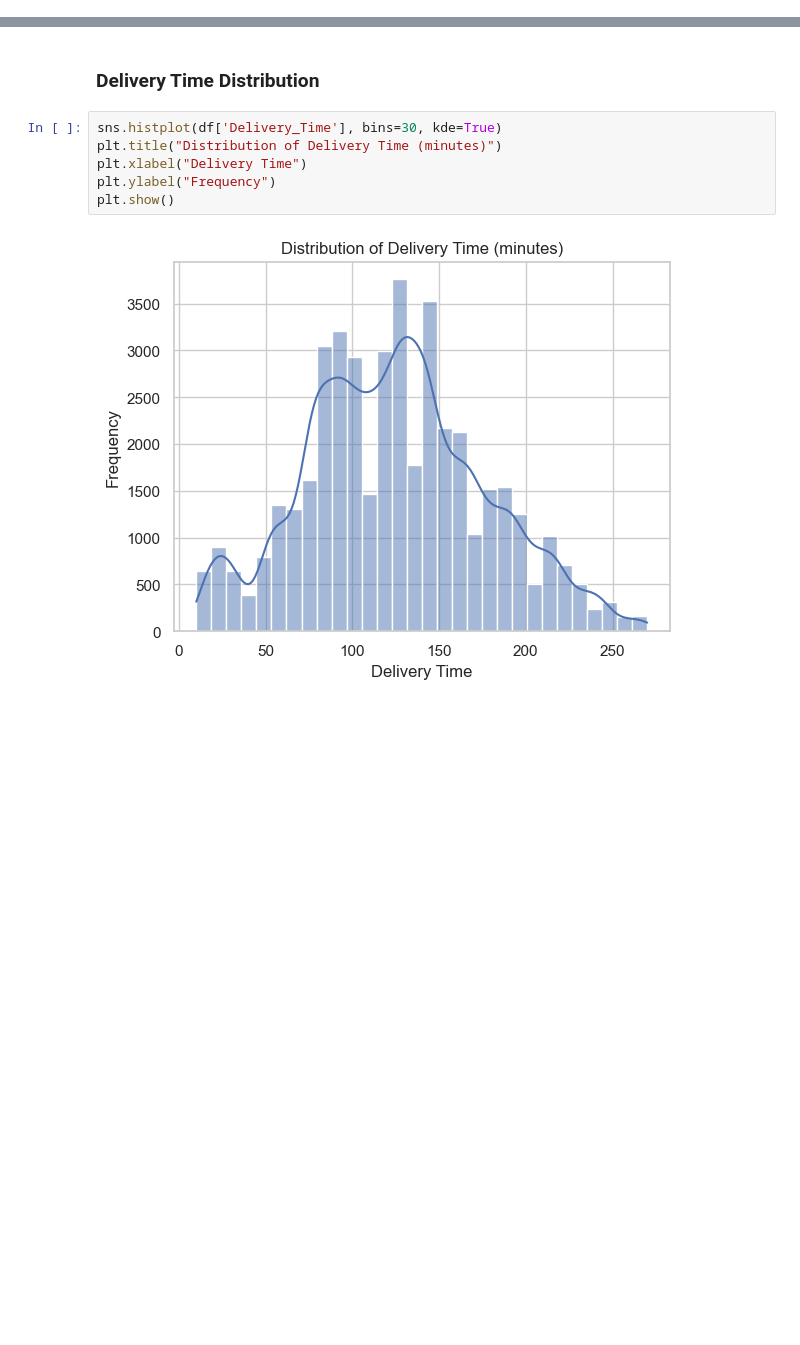
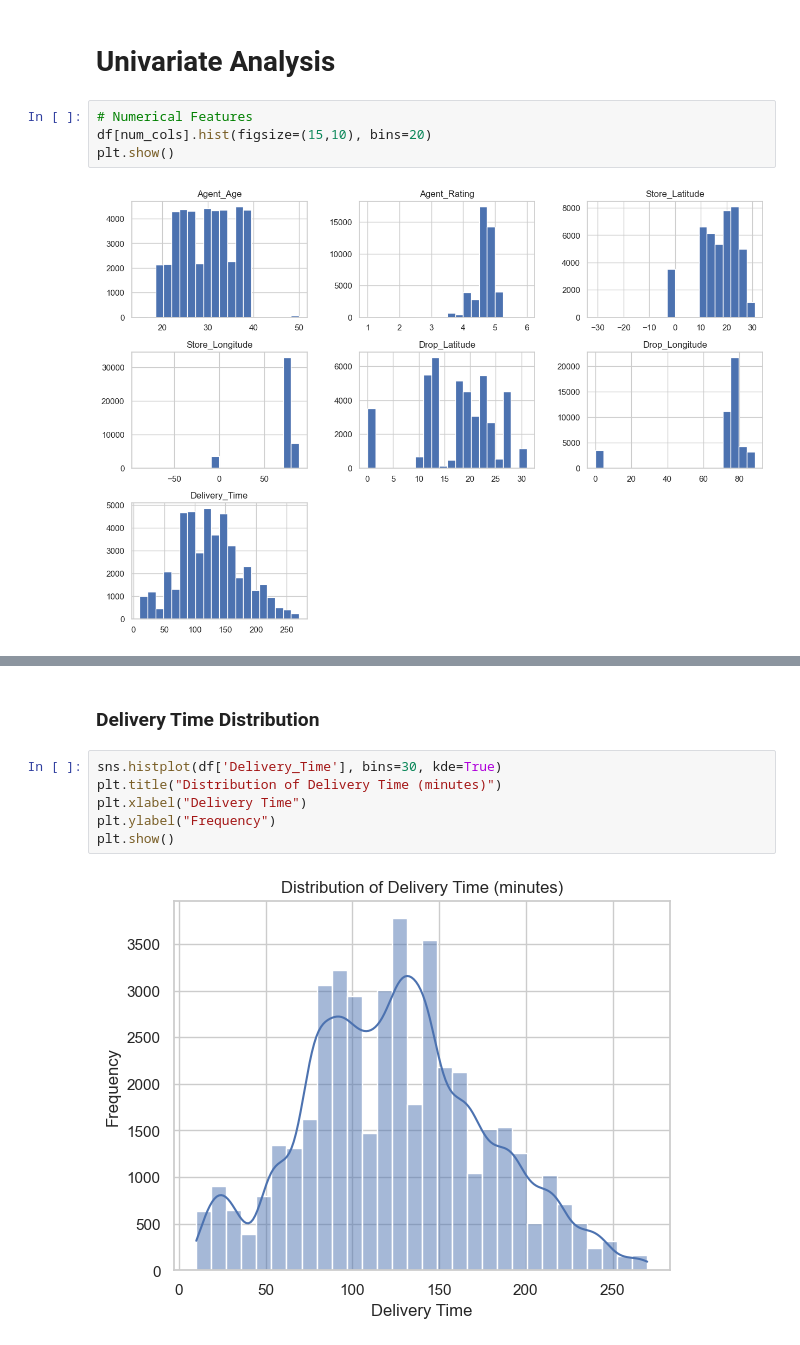
Before and after one commit to shubhampandey97/amazon-delivery-prediction, a Jupyter notebook: notebooks/eda.ipynb, the cells around one changed output, grey strips where cells are left out. Drawn from its saved outputs; the diff is of its cells as text; blank space fills up the shorter version.

```diff
--- a/notebooks/eda.ipynb
+++ b/notebooks/eda.ipynb
@@ -18,0 +114,8 @@ df.head()
+# %% [markdown]
+# Univariate Analysis
+# %%
+# Numerical Features
+df[num_cols].hist(figsize=(15,10), bins=20)
+plt.show()
+# %% [output]
+[figure, added]
```
Also changed, not shown: parts of 26 cells of this notebook, 19 other files.
